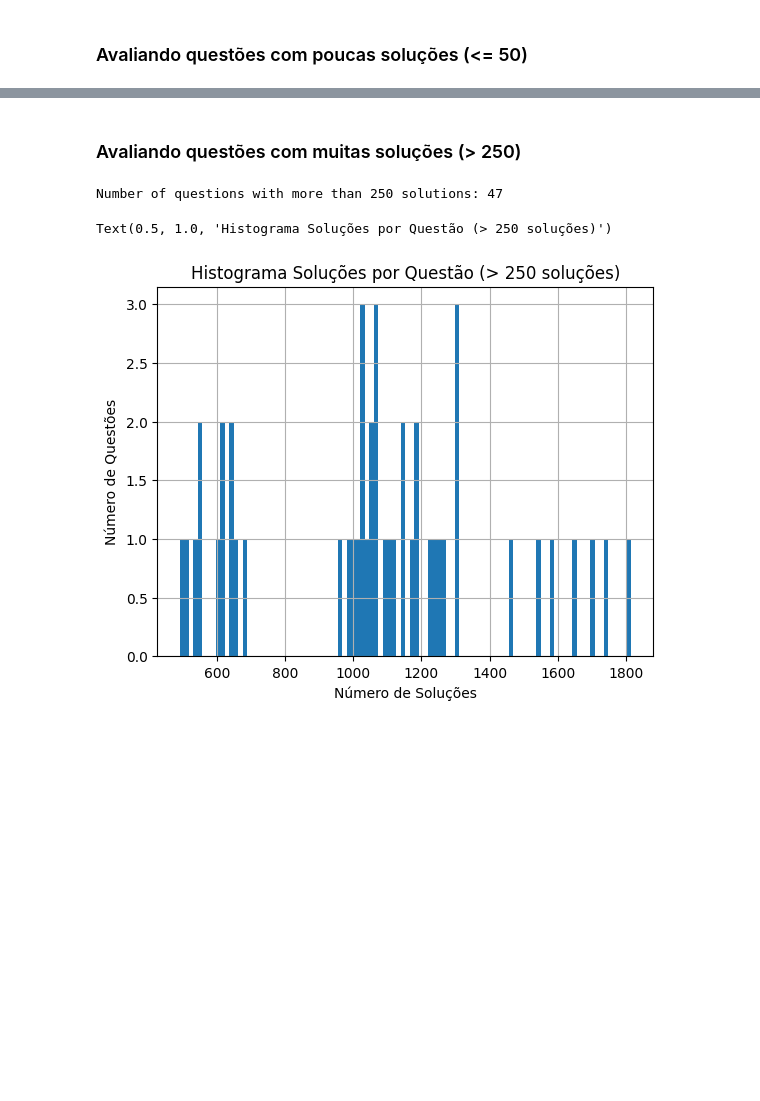
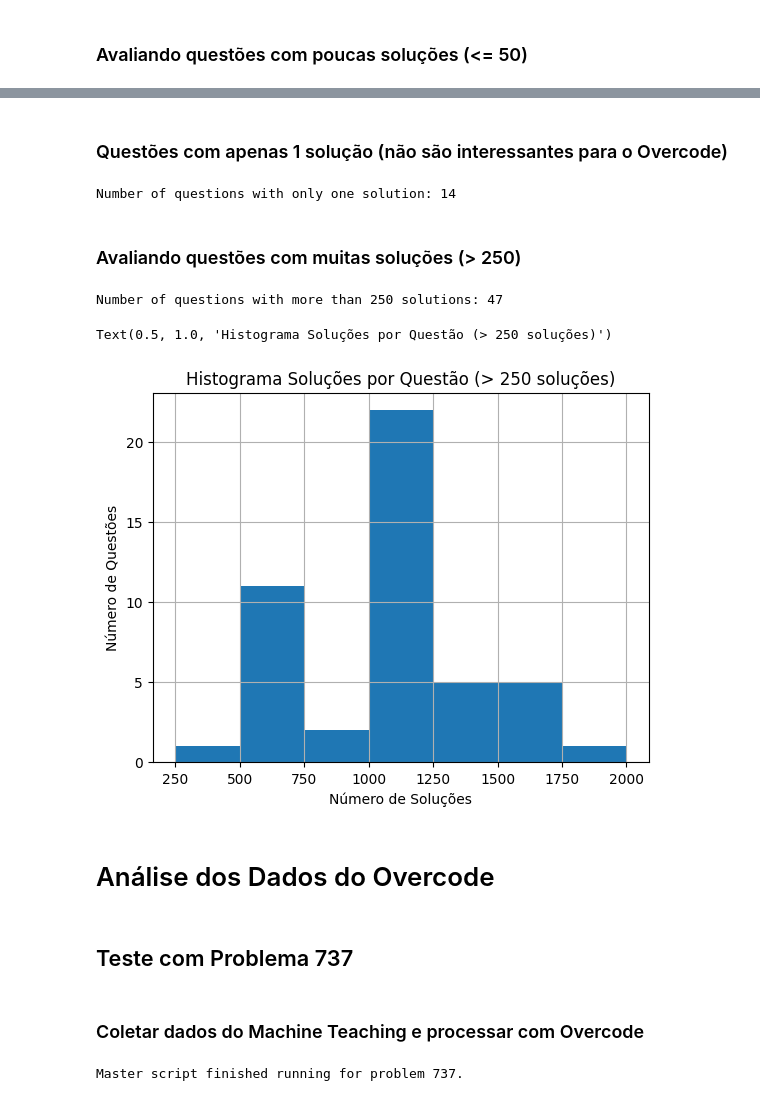
Before and after one commit to MachineTeachingEdu/overcode, a Jupyter notebook: exploring_mt_data.ipynb, the cells around one changed output, grey strips where cells are left out. Drawn from its saved outputs; the diff is of its cells as text; code cells hidden in the pictures; blank space fills up the shorter version.

Commit message:
starting to analyze overcode data

```diff
--- a/exploring_mt_data.ipynb
+++ b/exploring_mt_data.ipynb
@@ -214,16 +214,37 @@ Text(0.5, 1.0, 'Histograma Soluções por Questão (< 250 soluções)')
+# %% [markdown]
+### Questões com apenas 1 solução (não são interessantes para o Overcode)
+# %%
+one_sol_series = sols_per_question[sols_per_question == 1]
+print(f"Number of questions with only one solution: {len(one_sol_series)}")
+# %% [output]
+Number of questions with only one solution: 14
 # %% [markdown]
 ### Avaliando questões com muitas soluções (> 250)
 # %%
 many_sols_series = sols_per_question[sols_per_question > 250]
-many_sols_series.hist(bins=100)
+many_sols_series.hist(bins=range(250, 2001, 250))
 
 print(f"Number of questions with more than 250 solutions: {len(many_sols_series)}")
 
 # Add labels and a title
 plt.xlabel('Número de Soluções')
 plt.ylabel('Número de Questões')
 plt.title('Histograma Soluções por Questão (> 250 soluções)')
 # %% [output]
 Number of questions with more than 250 solutions: 47
 Text(0.5, 1.0, 'Histograma Soluções por Questão (> 250 soluções)')
-[figure, old version]
+[figure, new version]
+# %% [markdown]
+# Análise dos Dados do Overcode
+# %% [markdown]
+## Teste com Problema 737
+# %% [markdown]
+### Coletar dados do Machine Teaching e processar com Overcode
+# %%
+from master_script import run_master_script
+
+problem_id = 737
+
+run_master_script(737, interface=False)
+# %% [output]
+Master script finished running for problem 737.
```
Also changed, not shown: parts of 11 cells of this notebook.
